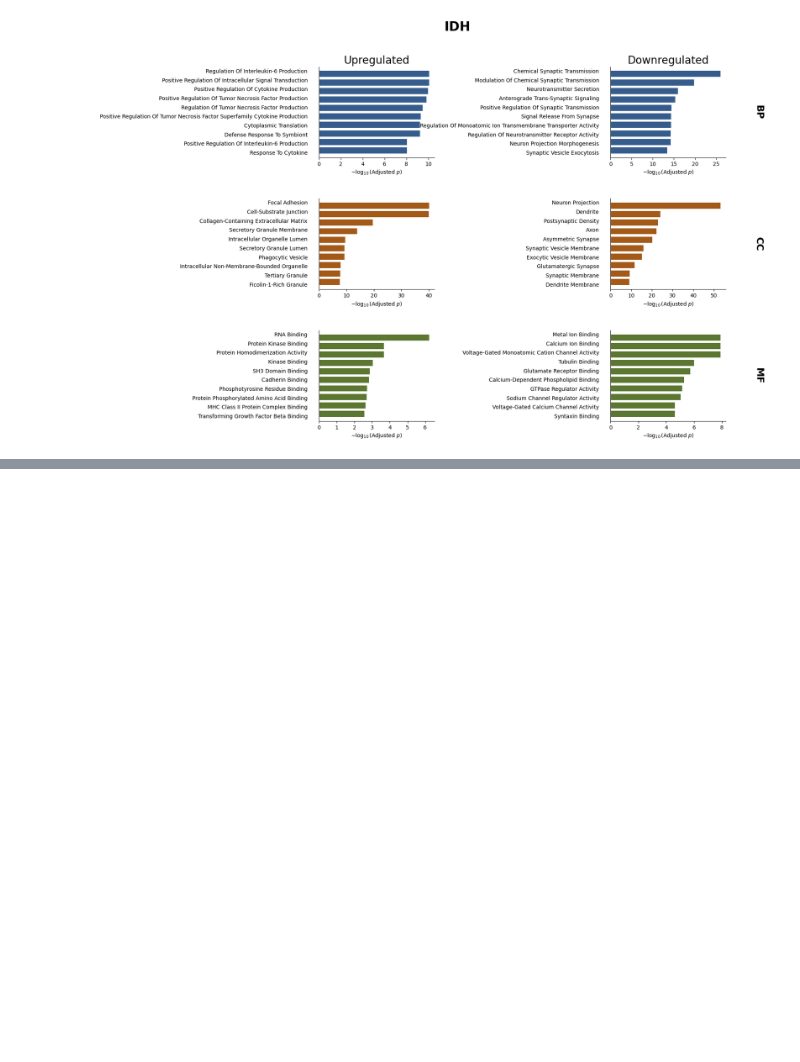
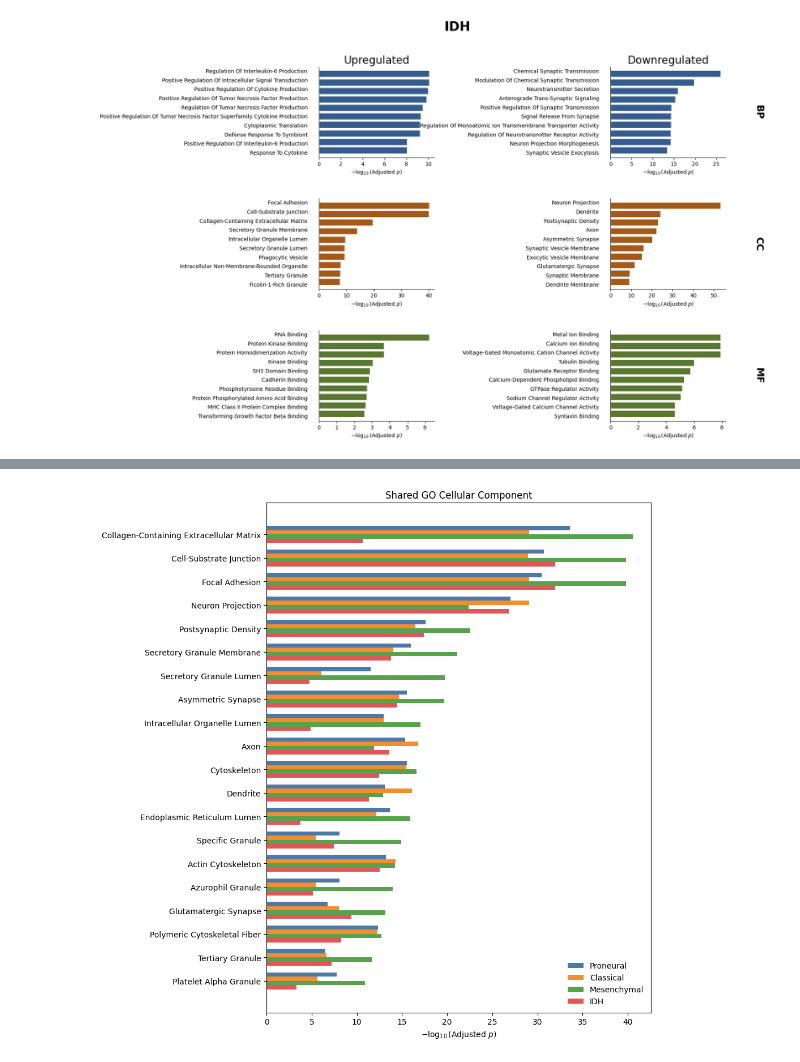
Before and after one commit to namtu06/BIO_RA, a Jupyter notebook: notebooks/06_GO_all_enrichment.ipynb, the cells around one changed output, grey strips where cells are left out. Saved outputs shown, nothing was run; the diff lists cells and outputs as text; code cells hidden in the pictures; blank space fills up the shorter version.

Commit message:
added notebook for GO enrichment with shared genes only

```diff
--- a/notebooks/06_GOenrichment.ipynb
+++ b/notebooks/06_GO_all_enrichment.ipynb
@@ -106,0 +119,9 @@ IDH: MF
+# %%
+cc = ge.build_go_matrix(
+    go_combined,
+    ontology="CC",
+    min_subtypes=4
+)
+ge.plot_go_comparison(cc, "Shared GO Cellular Component")
+# %% [output]
+[figure, added]
```
Also changed, not shown: parts of 3 cells of this notebook, 1 other file.
